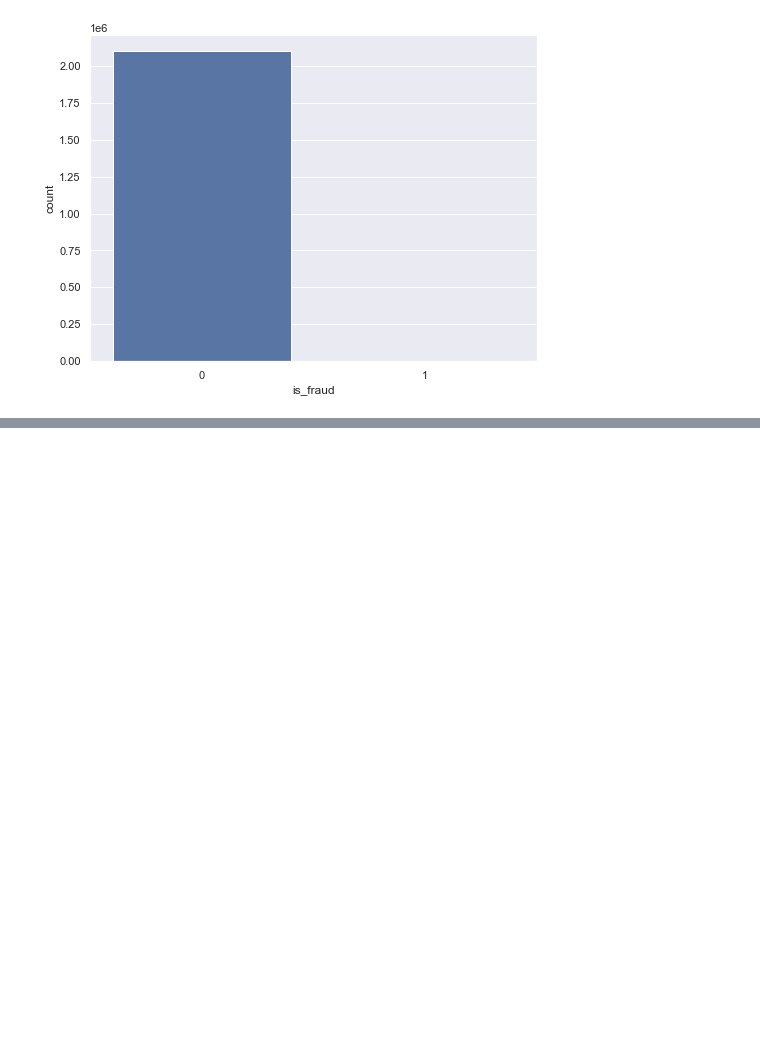
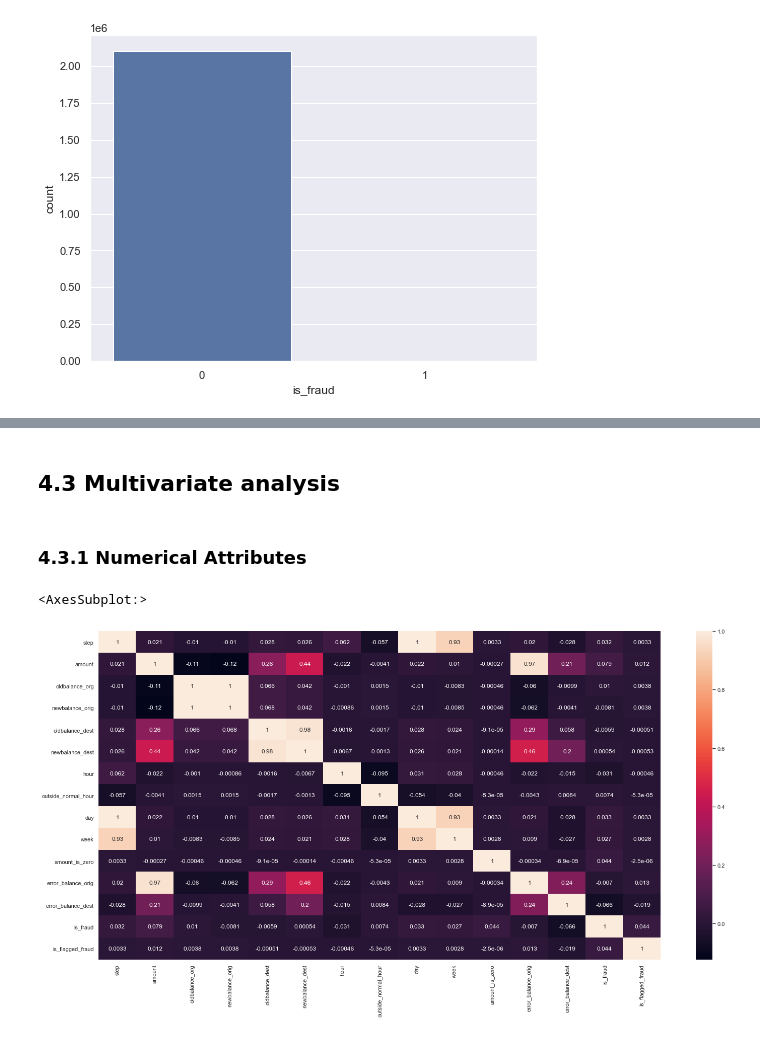
Before and after one commit to brunosantos4/blocker_fraud_company, a Jupyter notebook: fraud_classification.ipynb, the cells around one changed output, grey strips where cells are left out. Saved outputs shown, nothing was run; the diff lists cells and outputs as text; code cells hidden in the pictures; blank space fills up the shorter version.

```diff
--- a/fraud_classification.ipynb
+++ b/fraud_classification.ipynb
@@ -599,0 +863,17 @@ ax = sns.countplot(x='is_fraud', data=aux_h5)
+# %% [markdown]
+## 4.3 Multivariate analysis
+# %% [markdown]
+### 4.3.1 Numerical Attributes
+# %%
+aux = num_attributes.copy()
+aux['is_fraud'] = df4['is_fraud']
+aux['is_flagged_fraud'] = df4['is_flagged_fraud']
+
+aux['is_fraud'] = aux.is_fraud.astype('int64')
+aux['is_flagged_fraud'] = aux.is_flagged_fraud.astype('int64')
+# %%
+correlation = aux.corr(method='pearson')
+sns.heatmap(correlation, annot=True)
+# %% [output]
+<AxesSubplot:>
+[figure, added]
```
Also changed, not shown: parts of 33 cells of this notebook.
